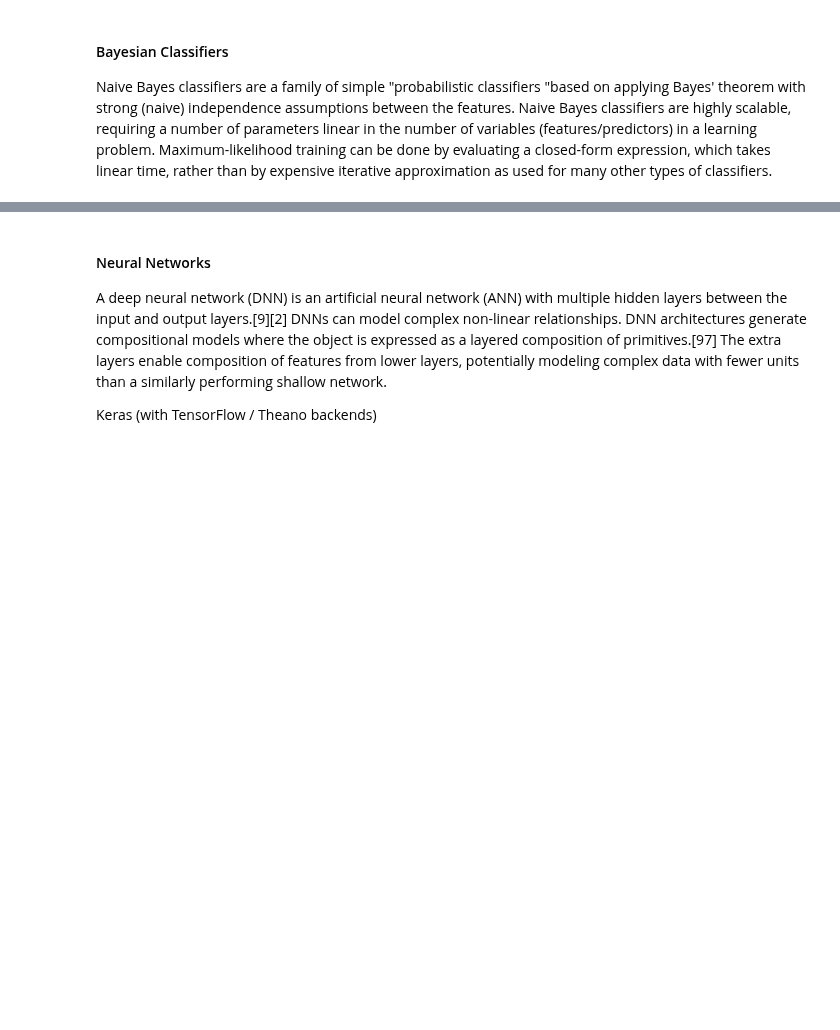
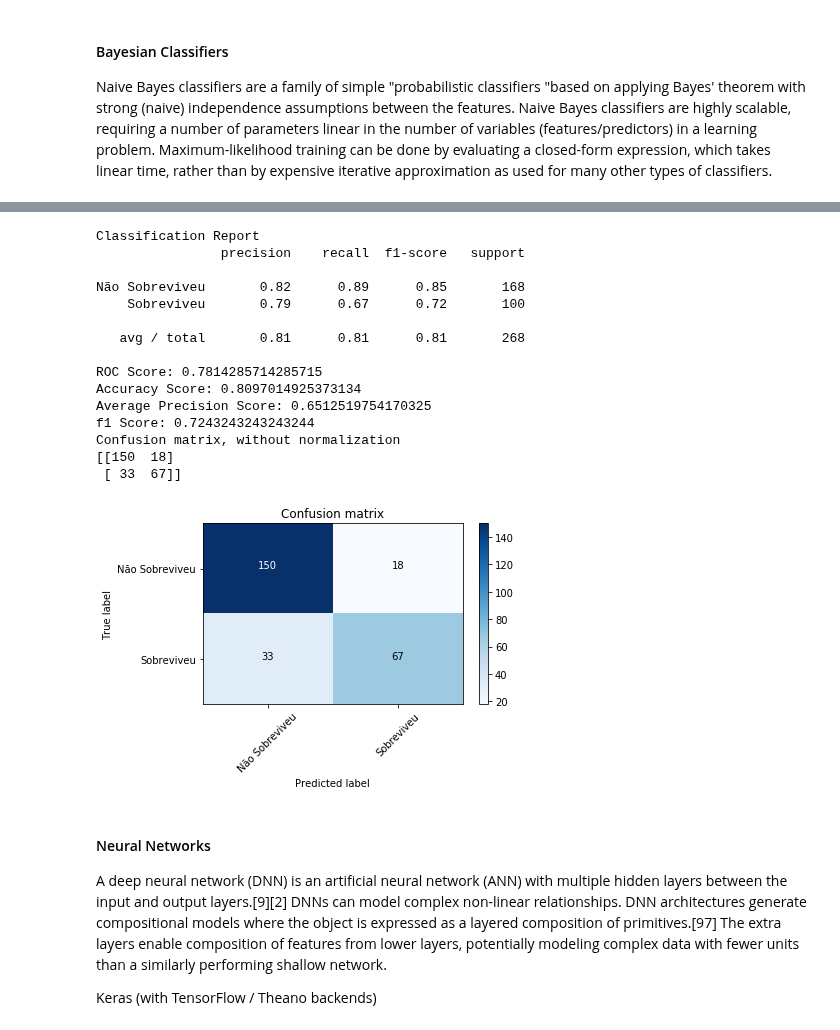
Before and after one commit to rsouza/FGV_Intro_DS, a Jupyter notebook: notebooks/10-ML_Kaggle_Titanic.ipynb, the cells around one changed output, grey strips where cells are left out. Saved outputs shown, nothing was run; the diff lists cells and outputs as text; code cells hidden in the pictures; blank space fills up the shorter version.

```diff
--- a/notebooks/10-ML_Kaggle_Titanic.ipynb
+++ b/notebooks/10-ML_Kaggle_Titanic.ipynb
@@ -1604,3 +1663,35 @@ roc_bnb = clf_eval(clf_bnb, X_testcv, y_testcv)
+# %%
+from sklearn.gaussian_process import GaussianProcessClassifier
+
+
+clf_gpc = GaussianProcessClassifier(kernel=None,
+                                    optimizer='fmin_l_bfgs_b',
+                                    n_restarts_optimizer=0,
+                                    max_iter_predict=100,
+                                    warm_start=False,
+                                    copy_X_train=True,
+                                    random_state=0,
+                                    multi_class='one_vs_rest',
+                                    n_jobs=-1).fit(X_traincv, y_traincv)
+
+roc_gpc = clf_eval(clf_gpc, X_testcv, y_testcv)
+# %% [output]
+Classification Report
+                precision    recall  f1-score   support
+
+Não Sobreviveu       0.82      0.89      0.85       168
+    Sobreviveu       0.79      0.67      0.72       100
+
+   avg / total       0.81      0.81      0.81       268
+
+ROC Score: 0.7814285714285715
+Accuracy Score: 0.8097014925373134
+Average Precision Score: 0.6512519754170325
+f1 Score: 0.7243243243243244
+Confusion matrix, without normalization
+[[150  18]
+ [ 33  67]]
+[figure, added]
 # %% [markdown]
 #### Neural Networks
 
```
Also changed, not shown: parts of 22 cells of this notebook.
